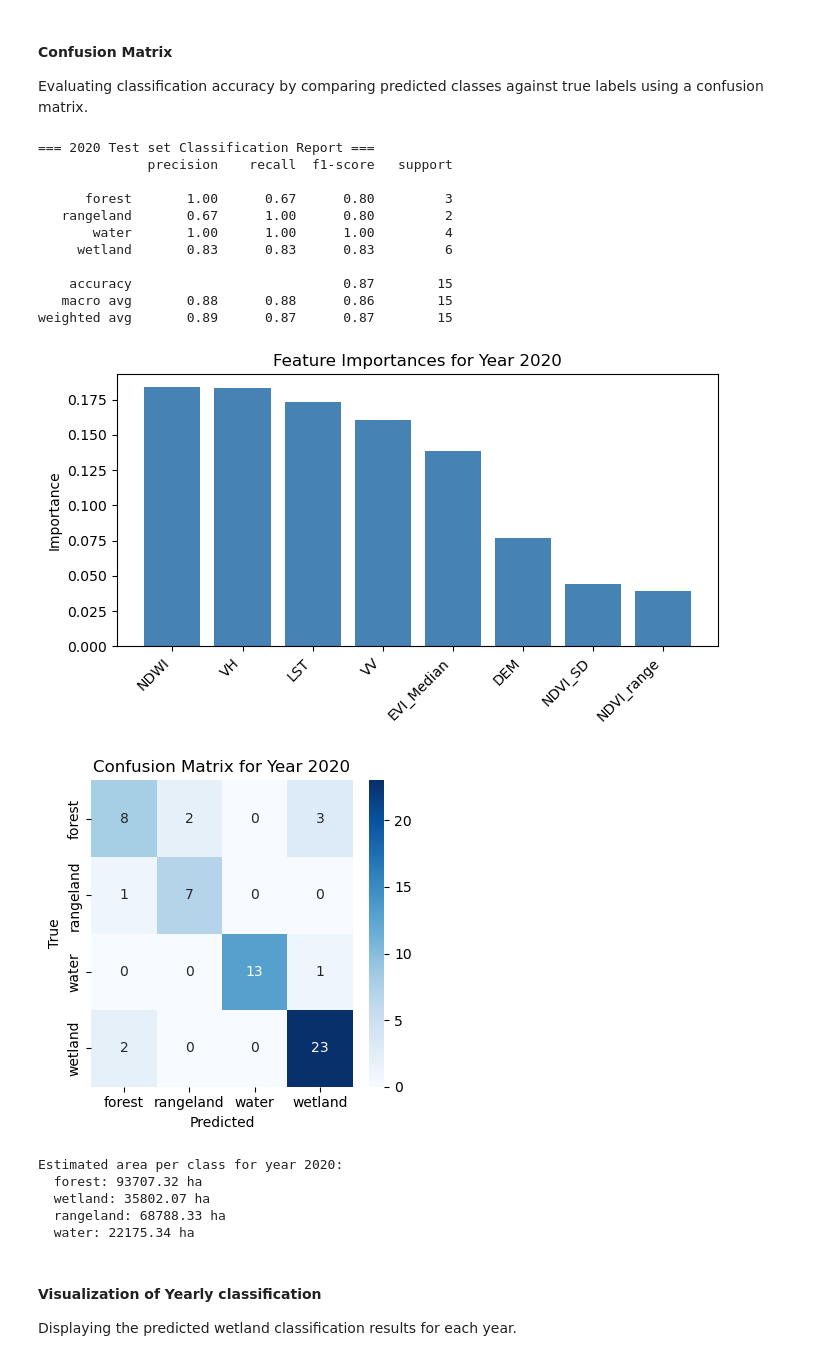
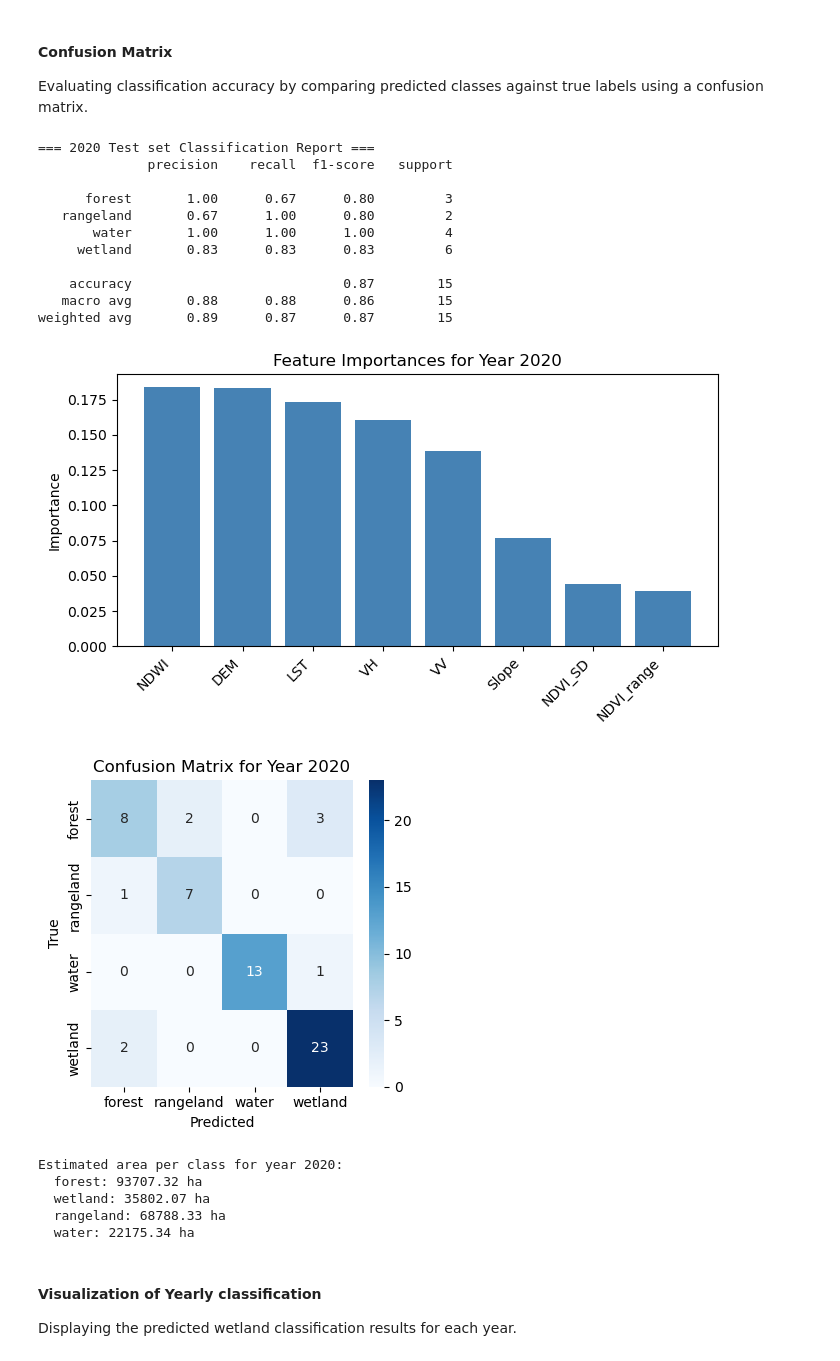
Before and after one commit to Ethel-Ogallo/wetland_delineation, a Jupyter notebook: Wetland_delienation/classification_workflow_202507.ipynb, the cells around one changed output. Cells and saved outputs as stored; diff of their text form; code cells hidden in the pictures.

```diff
--- a/Wetland_delienation/classification_workflow_202507.ipynb
+++ b/Wetland_delienation/classification_workflow_202507.ipynb
@@ -365,7 +365,7 @@ print(classification_report(y_test, y_test_pred, target_names=le.classes_))
 rf_model = models_by_year[year]
 
 # Define feature names yourself here (match your actual feature stack order)
-features = ['LST', 'NDWI', "NDVI_SD","NDVI_range", 'EVI_Median', 'VV', 'VH', 'DEM', 'Slope']
+features = ['LST', 'NDWI', "NDVI_SD","NDVI_range", 'VV', 'VH', 'DEM', 'Slope']
 
 importances = rf_model.feature_importances_
 idx = importances.argsort()[::-1]
@@ -379,34 +379,34 @@ plt.tight_layout()
 plt.show()
 
 # Plot confusion matrix
 cv_true = metrics_by_year[year]['cv_true']
 cv_pred = metrics_by_year[year]['cv_pred']
 cm = confusion_matrix(cv_true, cv_pred)
 plt.figure(figsize=(4, 4))
 sns.heatmap(cm, annot=True, fmt='d', cmap='Blues',
             xticklabels=le.classes_, yticklabels=le.classes_)
 plt.xlabel('Predicted')
 plt.ylabel('True')
 plt.title(f'Confusion Matrix for Year {year}')
 plt.tight_layout()
 plt.show()
 
 print(f"\nEstimated area per class for year {year}:")
 for cls, area in predictions_by_year[year]['class_areas'].items():
     print(f"  {cls}: {area:.2f} ha")
 # %% [output]
 === 2020 Test set Classification Report ===
               precision    recall  f1-score   support
 
       forest       1.00      0.67      0.80         3
    rangeland       0.67      1.00      0.80         2
        water       1.00      1.00      1.00         4
      wetland       0.83      0.83      0.83         6
 
     accuracy                           0.87        15
    macro avg       0.88      0.88      0.86        15
 weighted avg       0.89      0.87      0.87        15
-[figure, old version]
+[figure, new version]
 [figure]
 Estimated area per class for year 2020:
   forest: 93707.32 ha
```
Also changed, not shown: 1 other file.
